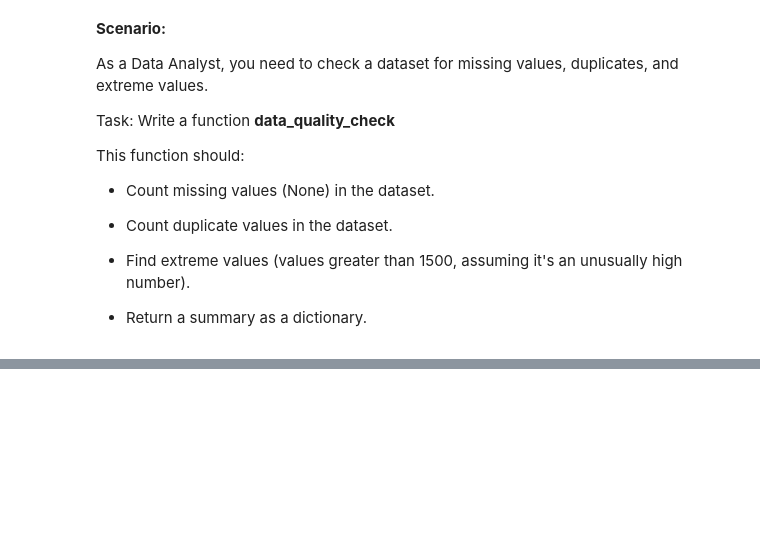
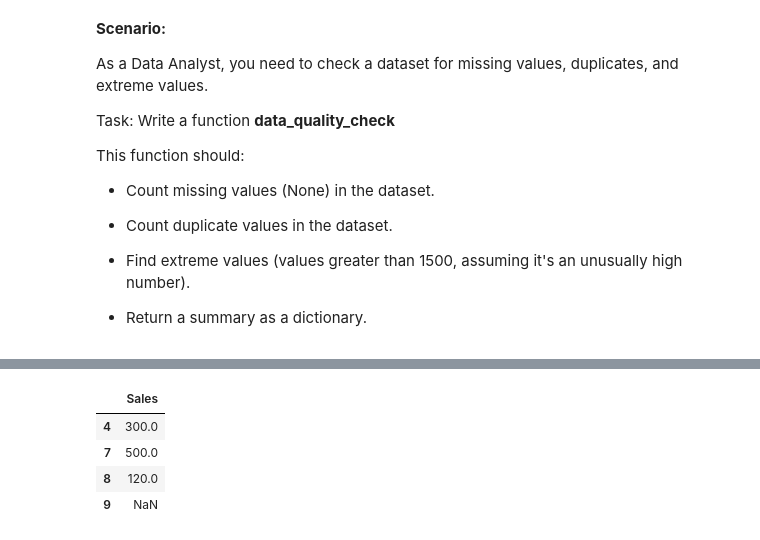
Before and after one commit to 2023Datascienc/DAPLearning2025, a Jupyter notebook: Demos/Python/DAP_Demo2.ipynb, the cells around one changed output, grey strips where cells are left out. Cells and saved outputs as stored; diff of their text form; code cells hidden in the pictures; blank space fills up the shorter version.

```diff
--- a/Demos/Python/DAP_Demo2.ipynb
+++ b/Demos/Python/DAP_Demo2.ipynb
@@ -222,0 +314,8 @@ sales_data = [120, 300, None, 500, 300, 750, 800, 500, 120, None, 2000, 150, 400
+# %%
+df[df['Sales'].duplicated()]
+# %% [output]
+|  | Sales |
+| 4 | 300.0 |
+| 7 | 500.0 |
+| 8 | 120.0 |
+| 9 | NaN |
```
Also changed, not shown: parts of 9 cells of this notebook.
